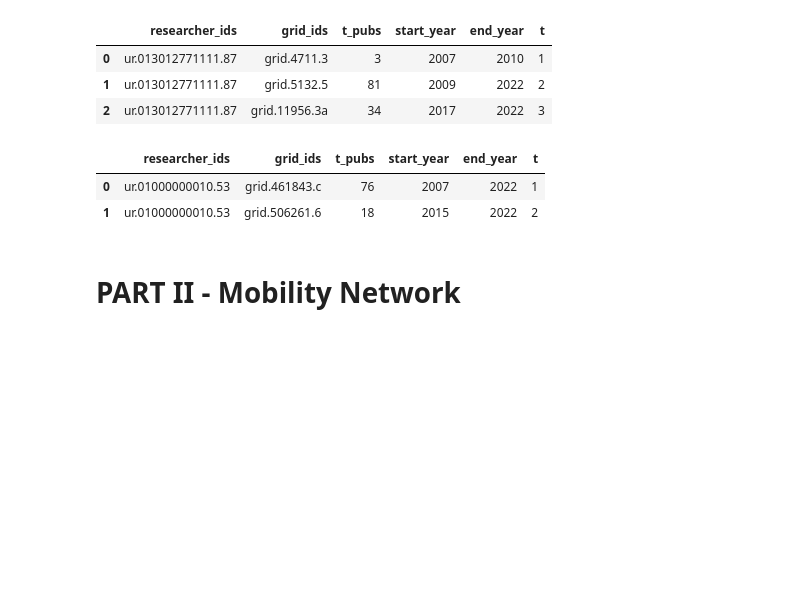
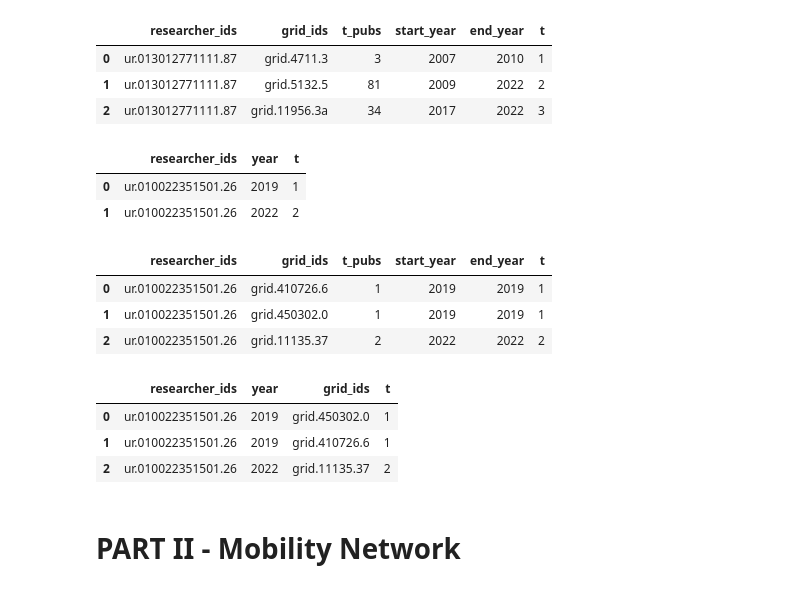
Before and after one commit to complexity-science-hub/SciFlows, a Jupyter notebook: Flows_1980_2022_first_level_for.ipynb, the cells around one changed output. Saved outputs shown, nothing was run; the diff lists cells and outputs as text; code cells hidden in the pictures; blank space fills up the shorter version.

```diff
--- a/Flows_1980_2022_first_level_for.ipynb
+++ b/Flows_1980_2022_first_level_for.ipynb
@@ -452,15 +613,35 @@ order by t;
 | 0 | ur.013012771111.87 | grid.4711.3 | 3 | 2007 | 2010 | 1 |
 | 1 | ur.013012771111.87 | grid.5132.5 | 81 | 2009 | 2022 | 2 |
 | 2 | ur.013012771111.87 | grid.11956.3a | 34 | 2017 | 2022 | 3 |
+# %%
+%%bigquery --project $project_id
+SELECT * FROM cshdimensionstest.test.sequence_1980_2022
+where researcher_ids = 'ur.010022351501.26'
+--order by t;
+# %% [output]
+|  | researcher_ids | year | t |
+| 0 | ur.010022351501.26 | 2019 | 1 |
+| 1 | ur.010022351501.26 | 2022 | 2 |
 # %%
 %%bigquery --project $project_id
 SELECT * FROM cshdimensionstest.test.simple_sequence_1980_2022
-where researcher_ids = 'ur.01000000010.53'
-order by t;
+where researcher_ids = 'ur.010022351501.26'
+--order by t;
 # %% [output]
 |  | researcher_ids | grid_ids | t_pubs | start_year | end_year | t |
-| 0 | ur.01000000010.53 | grid.461843.c | 76 | 2007 | 2022 | 1 |
-| 1 | ur.01000000010.53 | grid.506261.6 | 18 | 2015 | 2022 | 2 |
+| 0 | ur.010022351501.26 | grid.410726.6 | 1 | 2019 | 2019 | 1 |
+| 1 | ur.010022351501.26 | grid.450302.0 | 1 | 2019 | 2019 | 1 |
+| 2 | ur.010022351501.26 | grid.11135.37 | 2 | 2022 | 2022 | 2 |
+# %%
+%%bigquery --project $project_id
+SELECT * FROM cshdimensionstest.test.institutional_trajectory_1980_2022
+where researcher_ids = 'ur.010022351501.26'
+--order by t;
+# %% [output]
+|  | researcher_ids | year | grid_ids | t |
+| 0 | ur.010022351501.26 | 2019 | grid.450302.0 | 1 |
+| 1 | ur.010022351501.26 | 2019 | grid.410726.6 | 1 |
+| 2 | ur.010022351501.26 | 2022 | grid.11135.37 | 2 |
 # %% [markdown]
 # PART II - Mobility Network
 # %% [markdown]
```
Also changed, not shown: parts of 38 cells of this notebook.
